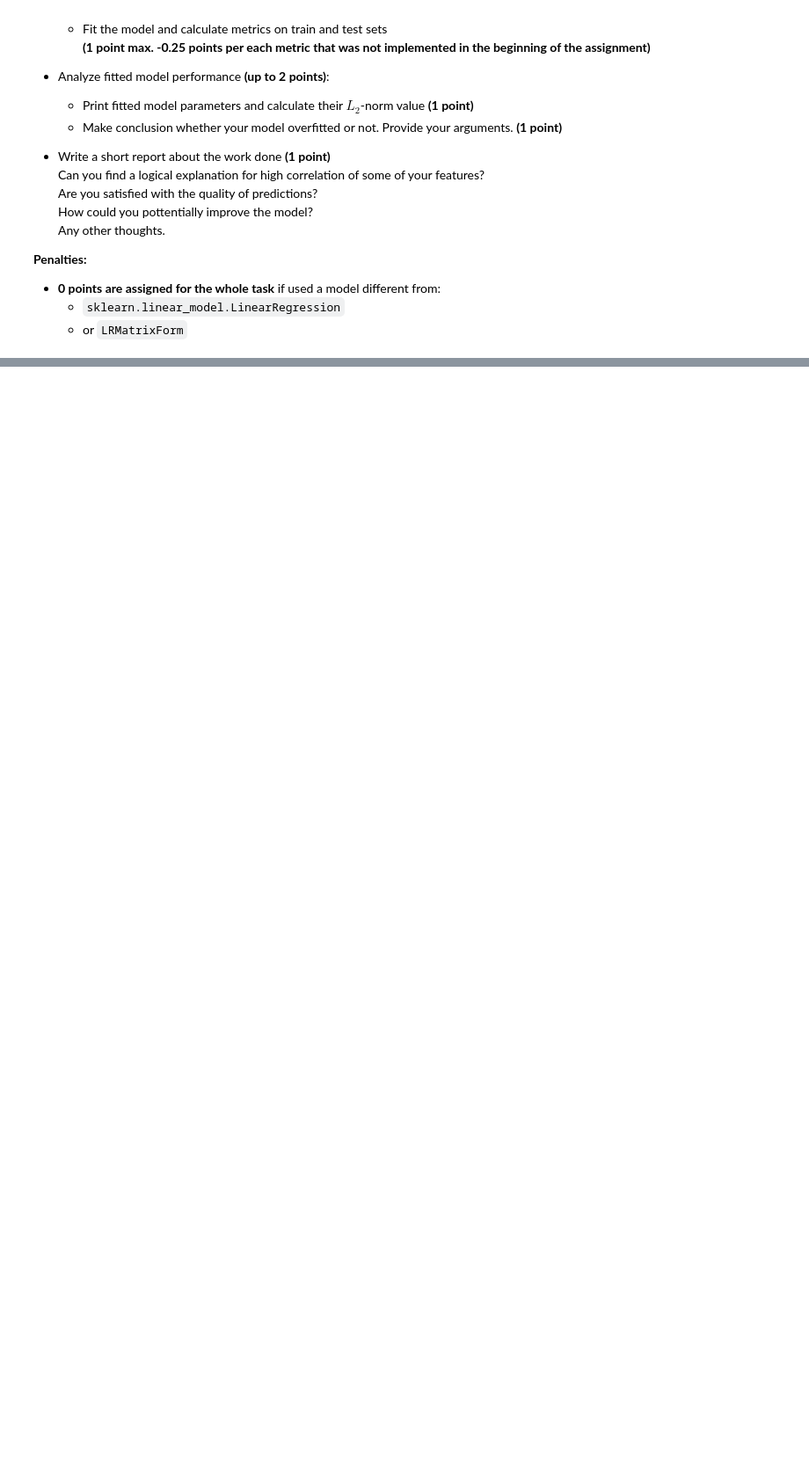
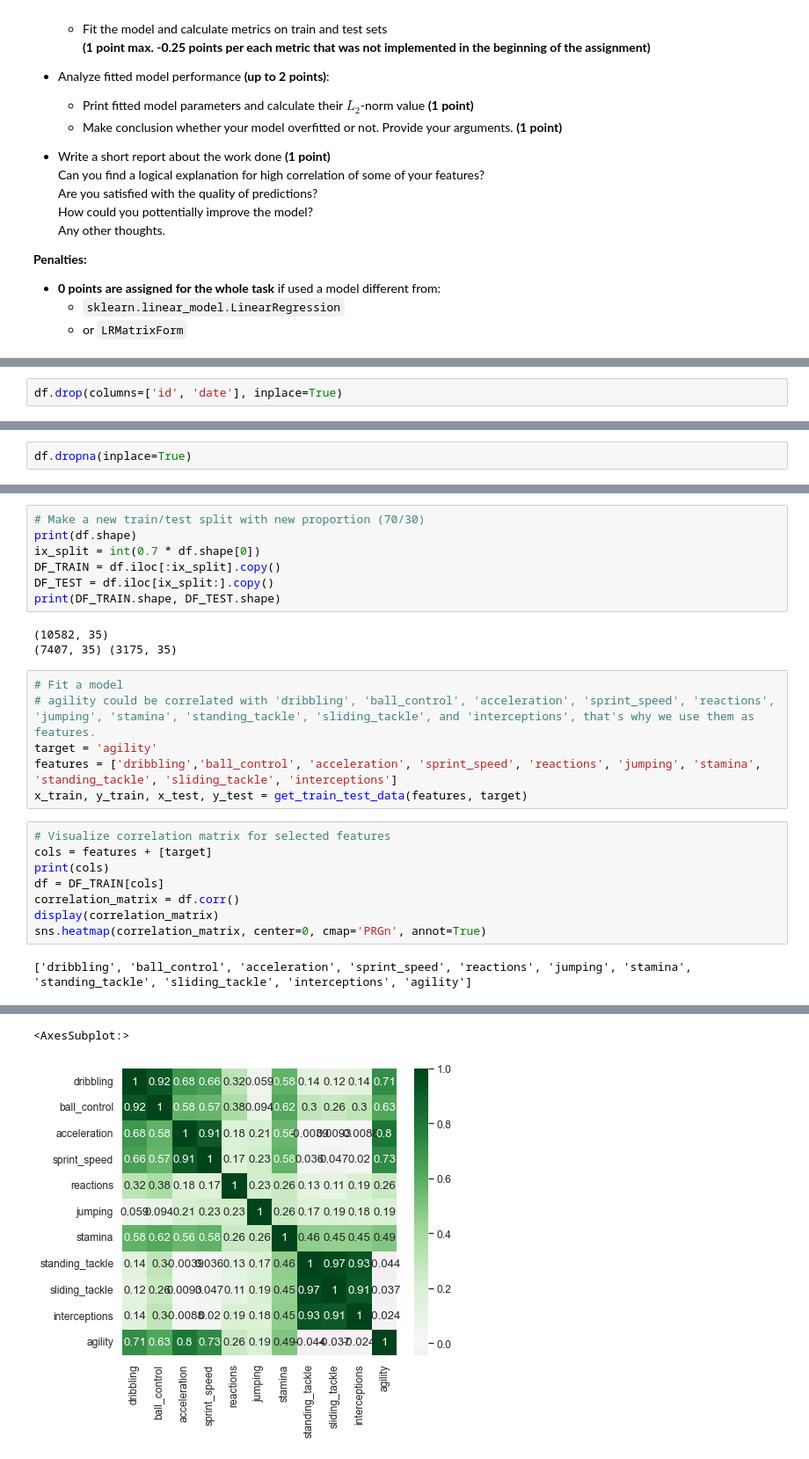
Before and after one commit to pliushpal/ml-intro, a Jupyter notebook: 3_linear_regression/linear_regression.ipynb, the cells around one changed output, grey strips where cells are left out. Shown at 88% size. Drawn from its saved outputs; the diff is of its cells as text; blank space fills up the shorter version.

```diff
--- a/3_linear_regression/linear_regression.ipynb
+++ b/3_linear_regression/linear_regression.ipynb
@@ -1443,0 +1676,2 @@ Steps you need to follow:
+# %%
+df.drop(columns=['id', 'date'], inplace=True)
@@ -1443,0 +1684,2 @@ Steps you need to follow:
+# %%
+df.dropna(inplace=True)
@@ -1443,0 +1688,26 @@ Steps you need to follow:
+# %%
+# Make a new train/test split with new proportion (70/30)
+print(df.shape)
+ix_split = int(0.7 * df.shape[0])
+DF_TRAIN = df.iloc[:ix_split].copy()
+DF_TEST = df.iloc[ix_split:].copy()
+print(DF_TRAIN.shape, DF_TEST.shape)
+# %% [output]
+(10582, 35)
+(7407, 35) (3175, 35)
+# %%
+# Fit a model
+# agility could be correlated with 'dribbling', 'ball_control', 'acceleration', 'sprint_speed', 'reactions', 'jumping', 'stamina', 'standing_tackle', 'sliding_tackle', and 'interceptions', that's why we use them as features.
+target = 'agility'
+features = ['dribbling','ball_control', 'acceleration', 'sprint_speed', 'reactions', 'jumping', 'stamina', 'standing_tackle', 'sliding_tackle', 'interceptions']
+x_train, y_train, x_test, y_test = get_train_test_data(features, target)
+# %%
+# Visualize correlation matrix for selected features
+cols = features + [target]
+print(cols)
+df = DF_TRAIN[cols]
+correlation_matrix = df.corr()
+display(correlation_matrix)
+sns.heatmap(correlation_matrix, center=0, cmap='PRGn', annot=True)
+# %% [output]
+['dribbling', 'ball_control', 'acceleration', 'sprint_speed', 'reactions', 'jumping', 'stamina', 'standing_tackle', 'sliding_tackle', 'interceptions', 'agility']
@@ -1443,0 +1726,2 @@ Steps you need to follow:
+<AxesSubplot:>
+[figure, added]
```
Also changed, not shown: parts of 64 cells of this notebook.
